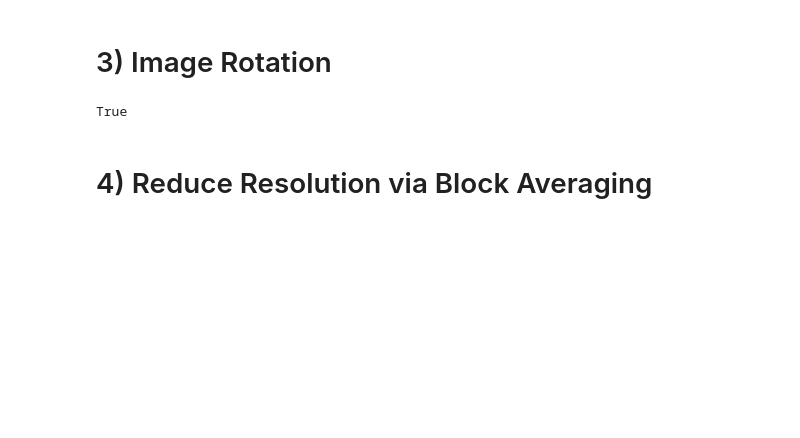
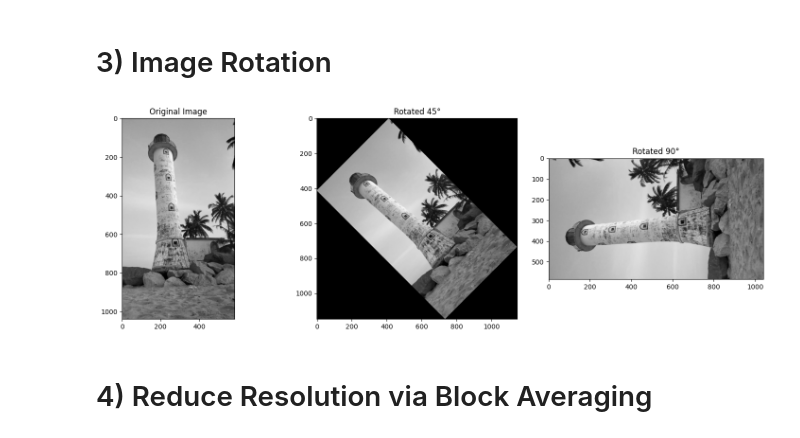
Before and after one commit to shahmi0519/Image-Processing-Assignment1, a Jupyter notebook: Assignment.ipynb, the cells around one changed output. Drawn from its saved outputs; the diff is of its cells as text; code cells hidden in the pictures; blank space fills up the shorter version.

```diff
--- a/Assignment.ipynb
+++ b/Assignment.ipynb
@@ -36,29 +72,34 @@ for k in [3, 10, 20]:
 # %%
 def rotate_image(img, angle):
     h, w = img.shape[:2]
     center = (w // 2, h // 2)
     matrix = cv2.getRotationMatrix2D(center, angle, 1.0)
-
-    # Compute new bounding dimensions
     cos = np.abs(matrix[0, 0])
     sin = np.abs(matrix[0, 1])
     nW = int((h * sin) + (w * cos))
     nH = int((h * cos) + (w * sin))
-
-    # Adjust rotation matrix to account for translation
     matrix[0, 2] += (nW / 2) - center[0]
     matrix[1, 2] += (nH / 2) - center[1]
-
     rotated = cv2.warpAffine(img, matrix, (nW, nH))
     return rotated
 
-rot_45 = rotate_image(img, 45)
-rot_90 = rotate_image(img, 90)
+angle_list = [45, 90]
+fig, arr = plt.subplots(1, len(angle_list) + 1, figsize=(15, 5))
+arr[0].imshow(img, cmap='gray')
+arr[0].set_title('Original Image')
+arr[0].axis('on')
 
-cv2.imwrite('images/rotated_45.jpg', rot_45)
-cv2.imwrite('images/rotated_90.jpg', rot_90)
+for i, angle in enumerate(angle_list):
+    rot = rotate_image(img, angle)
+    cv2.imwrite(f'images/rotated_{angle}.jpg', rot)
+    arr[i + 1].imshow(rot, cmap='gray')
+    arr[i + 1].set_title(f'Rotated {angle}°')
+    arr[i + 1].axis('on')
+
+plt.tight_layout()
+plt.show()
 # %% [output]
-True
+[figure, added]
 # %% [markdown]
 # 4) Reduce Resolution via Block Averaging
 # %%
```
Also changed, not shown: parts of 5 cells of this notebook.
